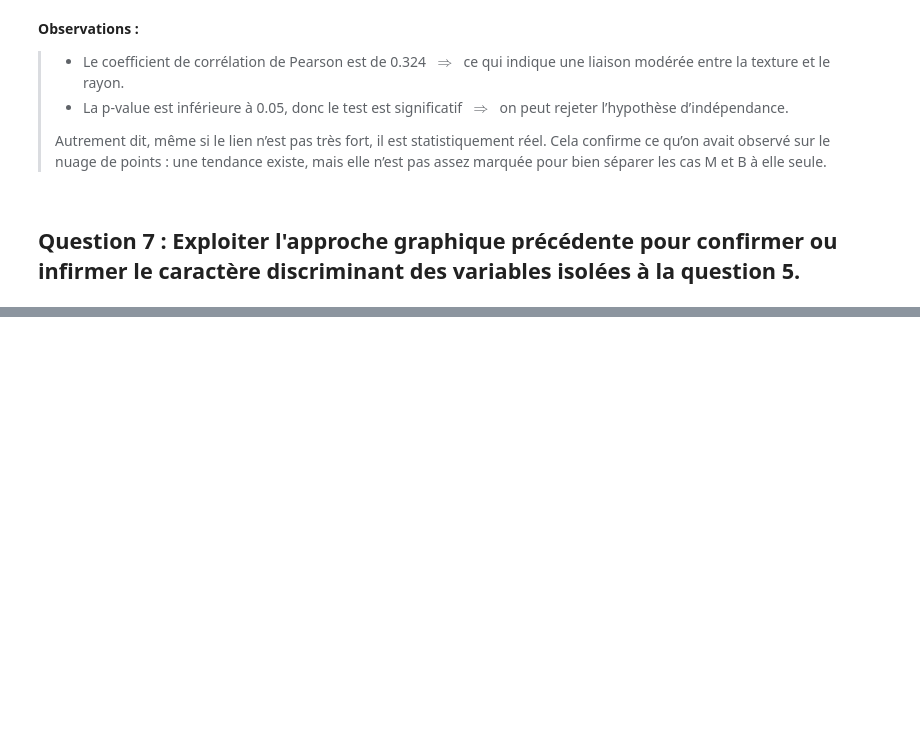
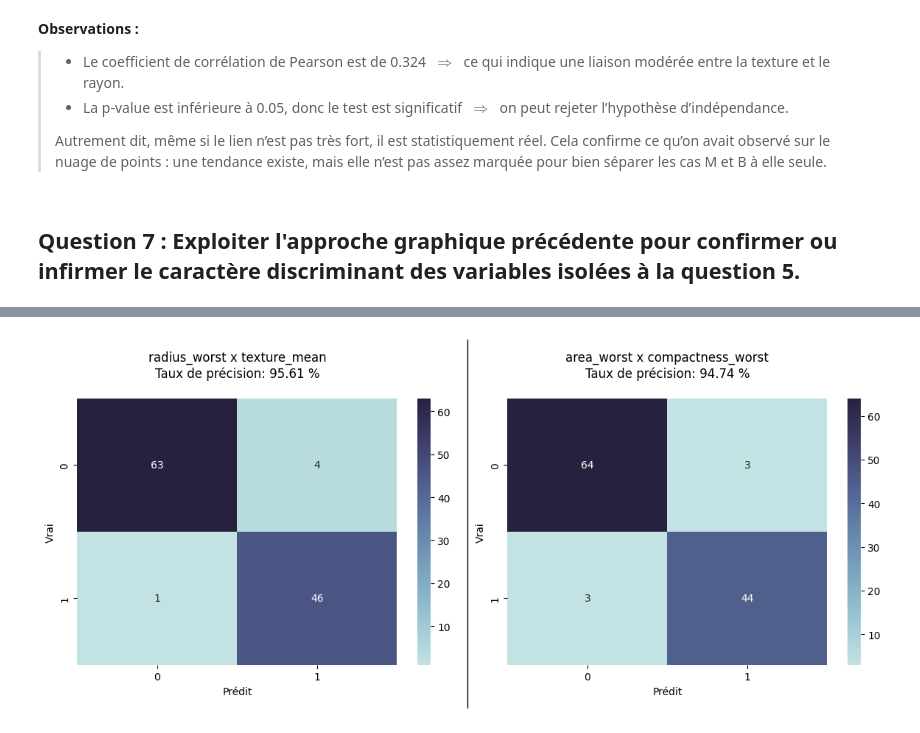
Before and after one commit to Darckens/SAE-S2.03, a Jupyter notebook: traitement/jupyter_manipulation.ipynb, the cells around one changed output, grey strips where cells are left out. Saved outputs shown, nothing was run; the diff lists cells and outputs as text; code cells hidden in the pictures; blank space fills up the shorter version.

```diff
--- a/traitement/jupyter_manipulation.ipynb
+++ b/traitement/jupyter_manipulation.ipynb
@@ -443,0 +628,18 @@ for x, y, z in plots_3d:
+# %%
+import itertools
+
+base_vars = ["radius", "area", "compactness", "concavity", "concave points", "texture", "fractal_dimension"]
+types = ["mean", "se", "worst"]
+
+# Construction de toutes les combinaisons : base + type
+full_vars = [f"{var}_{t}" for var in base_vars for t in types]
+
+# Génération des couples et triplets possibles
+couples = list(itertools.combinations(full_vars, 2))
+triplets = list(itertools.combinations(full_vars, 3))
+uplets_4 = list(itertools.combinations(full_vars, 4))
+
+print(f"À partir des 5 grandeurs, nous avons : {len(full_vars)} variables.")
+print(f"Nombre de Combinaisons par paires (couples) : {len(couples)} variables.")
+print(f"Nombre de Combinaisons par triplets : {len(triplets)} variables.")
+print(f"Nombre de Combinaisons par 4-uplets : {len(uplet_4)} variables.")
@@ -443,0 +725,48 @@ for x, y, z in plots_3d:
+# %%
+# Variables sélectionnées
+selected_pairs = [
+    ("radius_worst", "texture_mean"),
+    ("area_worst", "compactness_worst")
+]
+
+# --- Figure : 1 ligne x 2 colonnes ---
+fig, axes = plt.subplots(1, 2, figsize=(12, 5))
+
+for i, (x_var, y_var) in enumerate(selected_pairs):
+    # --- Données ---
+    X = df[[x_var, y_var]]
+    y = df["diagnosis"]
+
+    # --- Séparation train/test ---
+    X_train, X_test, y_train, y_test = train_test_split(X, y, test_size=0.2, random_state=0)
+
+    # --- Modèle ---
+    model = LogisticRegression()
+    model.fit(X_train, y_train)
+    y_pred = model.predict(X_test)
+
+    # --- Matrice de confusion ---
+    cm = confusion_matrix(y_test, y_pred)
+    acc = accuracy_score(y_test, y_pred)
+
+    # --- Affichage ---
+    sns.heatmap(
+        cm,
+        annot=True,
+        fmt="d",
+        cmap=sns.color_palette("ch:start=.2,rot=-.3", as_cmap=True),
+        ax=axes[i]
+    )
+    axes[i].set_title(f"{x_var} x {y_var}\nTaux de précision: {round(acc * 100, 2)} %\n")
+    axes[i].set_xlabel("Prédit")
+    axes[i].set_ylabel("Vrai")
+
+
+# --- Ajout de lignes de séparation entre les sous-graphes ---
+fig_width, fig_height = fig.get_size_inches()
+fig.add_artist(plt.Line2D([0.490, 0.490], [0, 1], color="black", linewidth=1))
+
+plt.tight_layout()
+plt.show()
+# %% [output]
+[figure, added]
```
Also changed, not shown: parts of 33 cells of this notebook, 2 other files.
